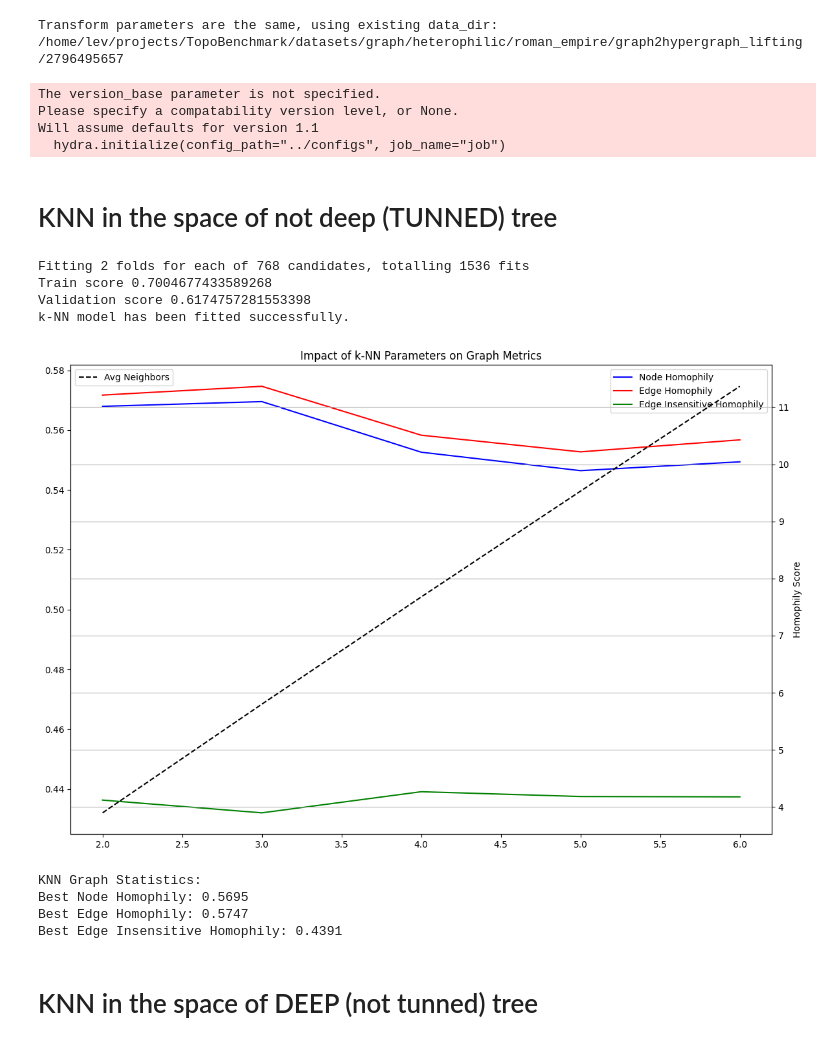
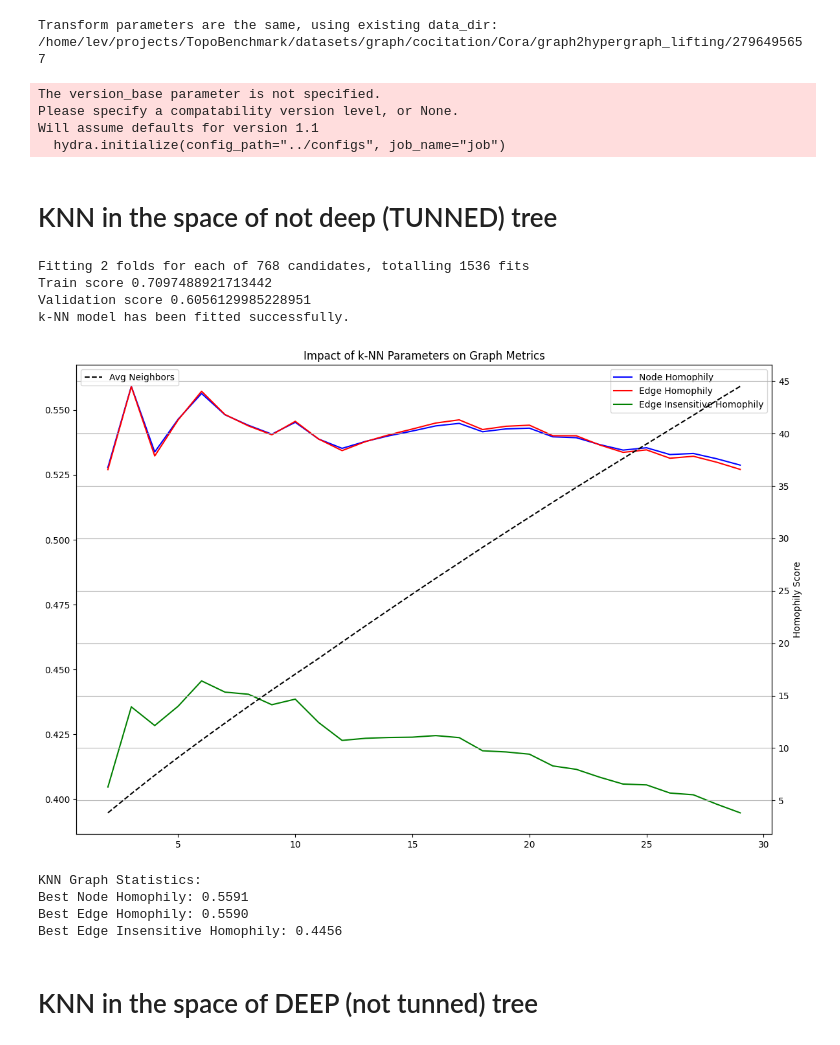
Before and after one commit to geometric-intelligence/TopoBenchmark, a Jupyter notebook: tutorials/dtrees copy.ipynb, the cells around one changed output. Saved outputs shown, nothing was run; the diff lists cells and outputs as text; code cells hidden in the pictures.

Commit message:
cora

```diff
--- a/tutorials/dtrees copy.ipynb
+++ b/tutorials/dtrees copy.ipynb
@@ -27,7 +27,7 @@ from tqdm import tqdm  # Import tqdm
 
 hydra.initialize(config_path="../configs", job_name="job")
 
-cfg = hydra.compose(config_name="run.yaml", overrides=["model=hypergraph/unignn2", "dataset=graph/roman_empire"], return_hydra_config=True)
+cfg = hydra.compose(config_name="run.yaml", overrides=["model=hypergraph/unignn2", "dataset=graph/cocitation_cora"], return_hydra_config=True)
 loader = hydra.utils.instantiate(cfg.dataset.loader)
 
 dataset, dataset_dir = loader.load()
@@ -50,7 +50,7 @@ datamodule = TBXDataloader(
 
 data = next(iter(datamodule.train_dataloader()))
 # %% [output]
-Transform parameters are the same, using existing data_dir: /home/lev/projects/TopoBenchmark/datasets/graph/heterophilic/roman_empire/graph2hypergraph_lifting/2796495657
+Transform parameters are the same, using existing data_dir: /home/lev/projects/TopoBenchmark/datasets/graph/cocitation/Cora/graph2hypergraph_lifting/2796495657
 The version_base parameter is not specified.
 Please specify a compatability version level, or None.
 Will assume defaults for version 1.1
@@ -194,32 +194,32 @@ def plot_knn_metrics(metrics_dict, k_values=None):
 # %%
 dt_transform = TuneDecisionTree()
 data = dt_transform(data)
 
 tunned_tree = data.tree_model
 H_tree = data.H_tree
 
 
 knn = InferKNNConnectivitySKLEARN()
 data = knn(data)
 
 metrics = create_knn_graph_mettics(
     queries = data.H_tree,
     y = data.y,
     knn_model = knn,
-    k_values = range(2, 7, 1)
+    k_values = range(2, 30, 1)
     )
 
 plot_knn_metrics(metrics)
 # %% [output]
 Fitting 2 folds for each of 768 candidates, totalling 1536 fits
-Train score 0.7004677433589268
-Validation score 0.6174757281553398
+Train score 0.7097488921713442
+Validation score 0.6056129985228951
 k-NN model has been fitted successfully.
-[figure, old version]
+[figure, new version]
 KNN Graph Statistics:
-Best Node Homophily: 0.5695
-Best Edge Homophily: 0.5747
-Best Edge Insensitive Homophily: 0.4391
+Best Node Homophily: 0.5591
+Best Edge Homophily: 0.5590
+Best Edge Insensitive Homophily: 0.4456
 # %% [markdown]
 # KNN in the space of DEEP  (not tunned) tree
 # %%
```
Also changed, not shown: parts of 7 cells of this notebook.
